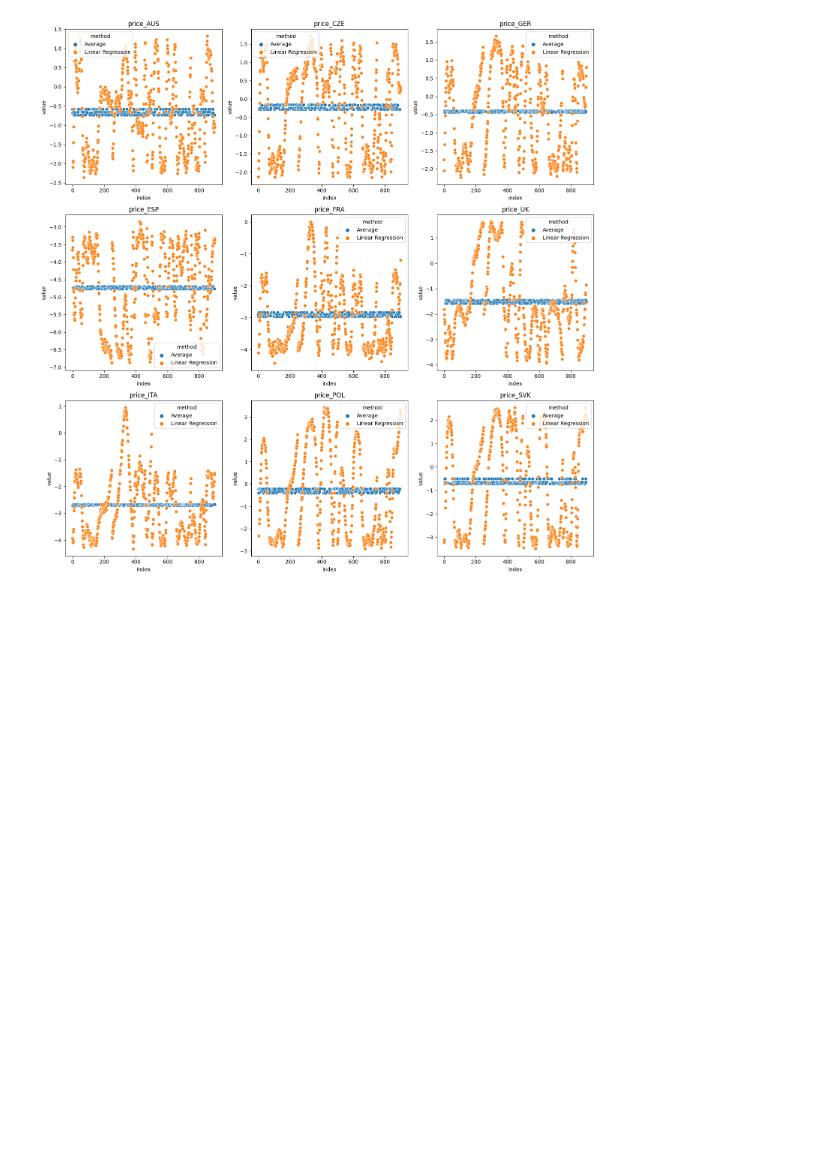
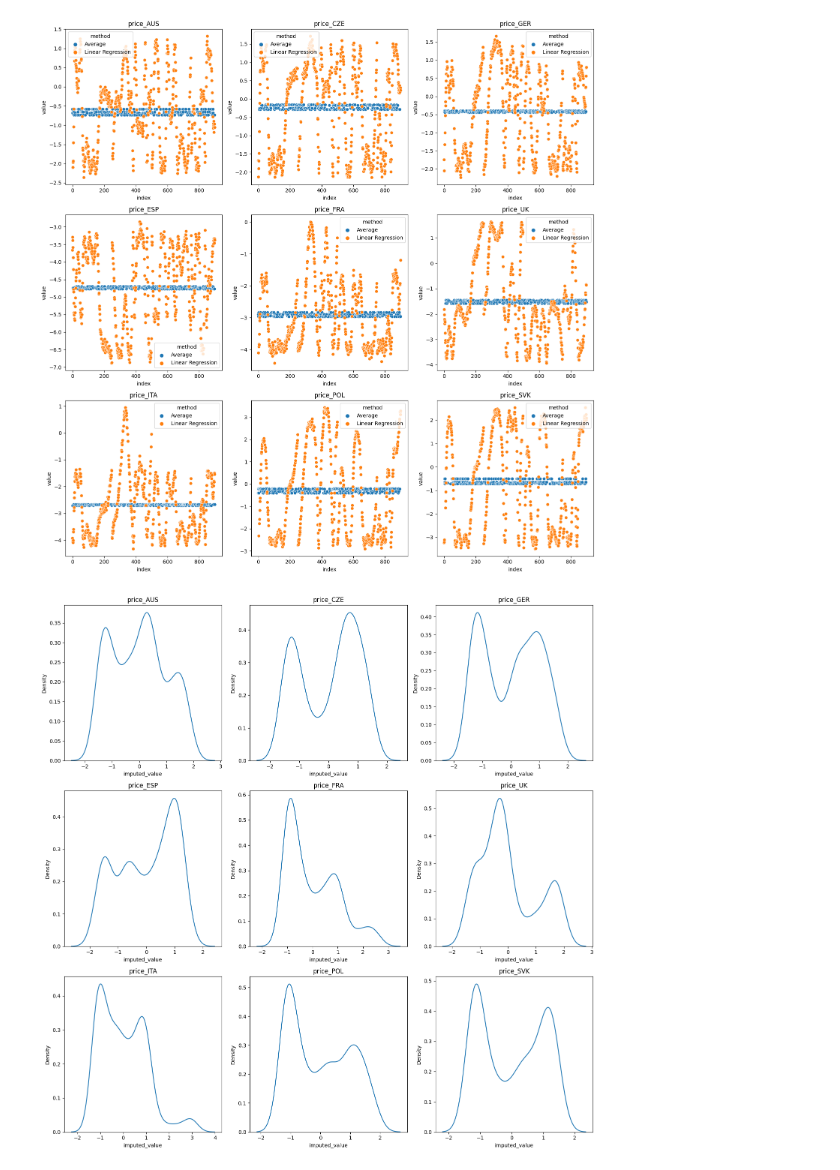
Before and after one commit to angelgldh/ethz_school_work, a Jupyter notebook: ethz_IML/IML_task2/EDA_notebook.ipynb, the cells around one changed output. Saved outputs shown, nothing was run; the diff lists cells and outputs as text; code cells hidden in the pictures; blank space fills up the shorter version.

Commit message:
more on pre processing of data

```diff
--- a/ethz_IML/IML_task2/EDA_notebook.ipynb
+++ b/ethz_IML/IML_task2/EDA_notebook.ipynb
@@ -212,3 +232,32 @@ plt.show()
 # Again, we reach the same conclusion > using the mean imputation method leads to an overrepresentation of the average value
 # %% [output]
 [figure]
+# %%
+# 3. Resolve skewness of the data and transform the features
+# As our features are distributed following multimodal Gaussian densities, a Box Cox transformation can be a good option
+
+box_cox_constant = 10 # box-cox works only with strictly positive features, so the features need to be shifted
+
+train_df_boxcox = train_df_linear_imputed.copy()
+
+feature_names = [col for col in train_df_boxcox.columns if col not in ['season', 'price_CHF']]
+
+for feature in feature_names:
+    # Shift data to ensure postivity
+    shifted_data = train_df_boxcox[feature] - train_df_boxcox[feature].min() + box_cox_constant
+
+    # Apply boxcox
+    train_df_boxcox[feature], _ = boxcox(shifted_data)
+
+    train_df_boxcox[feature], _ = yeojohnson(train_df[feature])
+# %%
+# 4. Standarize numeric variables
+scaler = StandardScaler()
+
+# Normalize transformed features
+train_df_normalized = train_df_boxcox.copy()
+train_df_normalized[feature_names] = scaler.fit_transform(train_df[[f'{feature}' for feature in feature_names]])
+
+plot_density_train_df(train_df_normalized, feature_names)
+# %% [output]
+[figure, added]
```
Also changed, not shown: parts of 5 cells of this notebook.
